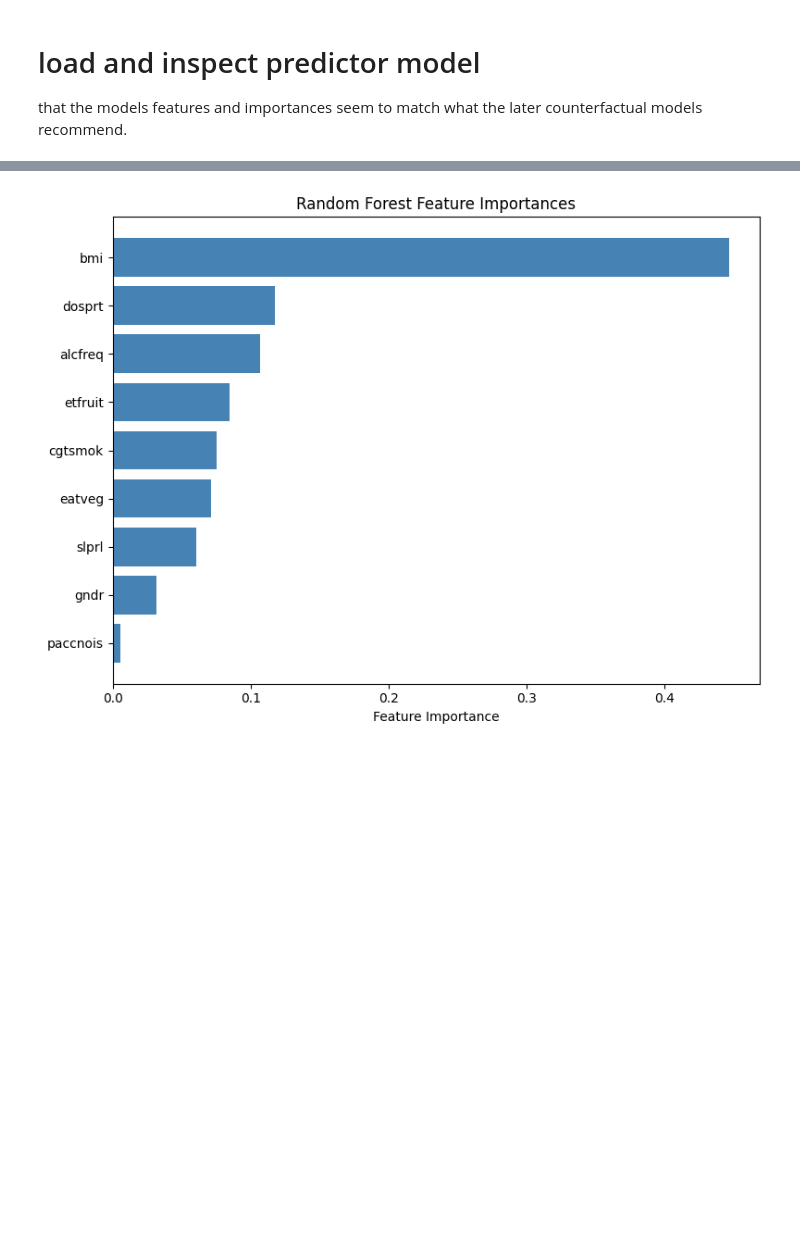
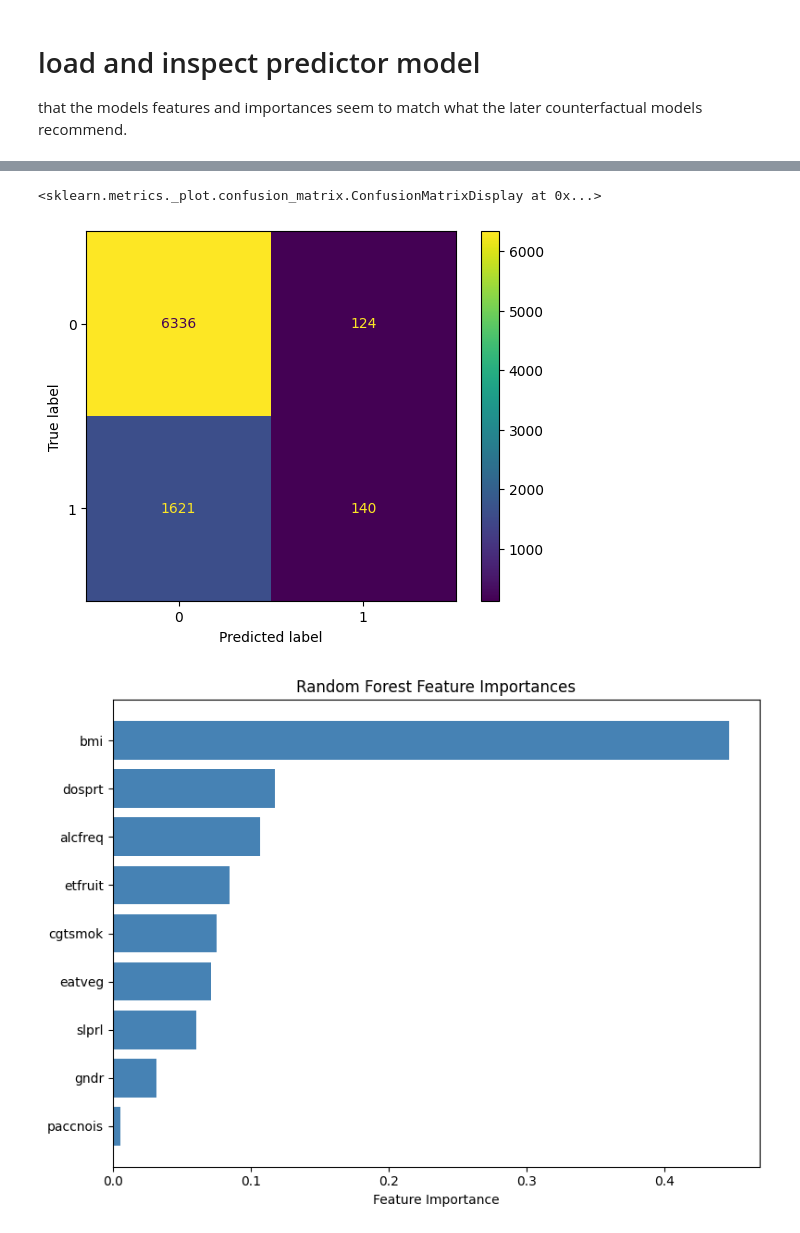
Before and after one commit to Dyretna/cf_bench, a Jupyter notebook: notebooks/counterfactual_tests/dice_tests_bp.ipynb, the cells around one changed output, grey strips where cells are left out. Cells and saved outputs as stored; diff of their text form; code cells hidden in the pictures; blank space fills up the shorter version.

Commit message:
improved dice tests notebook: cells for pred_model performance added. added heatmap visualizations.

```diff
--- a/notebooks/counterfactual_tests/dice_tests_bp.ipynb
+++ b/notebooks/counterfactual_tests/dice_tests_bp.ipynb
@@ -121,0 +127,5 @@ feature names in model:  ['etfruit' 'eatveg' 'cgtsmok' 'alcfreq' 'slprl' 'paccno
+# %%
+X_test = test_df[config.feature_cols]
+y_true = test_df[config.target_bp]
+
+y_pred = rf_model.predict(X_test)
@@ -122,2 +152,7 @@ feature names in model:  ['etfruit' 'eatveg' 'cgtsmok' 'alcfreq' 'slprl' 'paccno
+# %%
+ConfusionMatrixDisplay.from_predictions(y_true, y_pred)
+# %% [output]
+<sklearn.metrics._plot.confusion_matrix.ConfusionMatrixDisplay at 0x...>
+[figure, added]
 # %%
 import numpy as np
```
Also changed, not shown: parts of 9 cells of this notebook, 5 other files.
